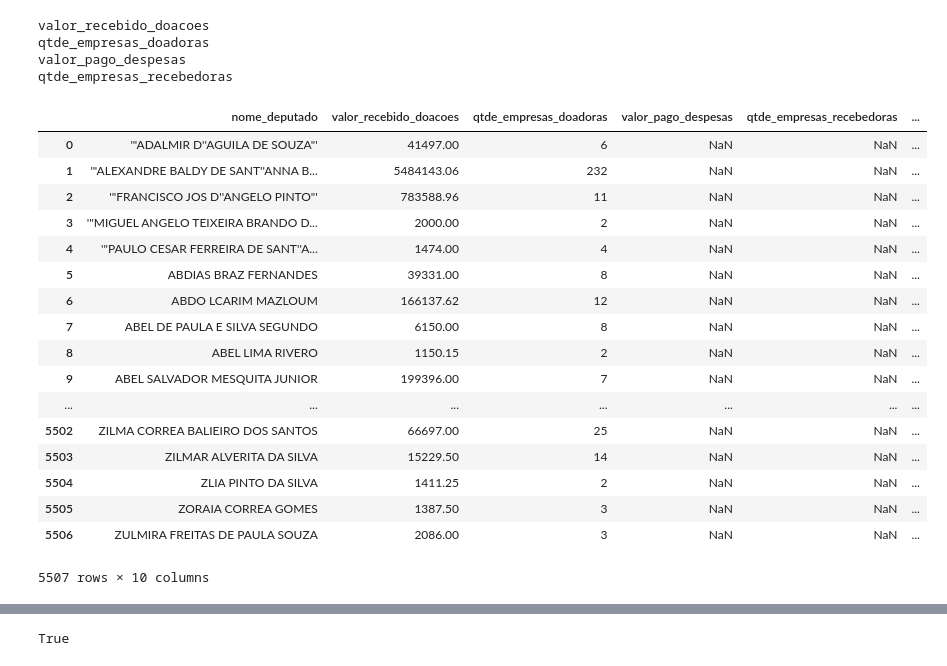
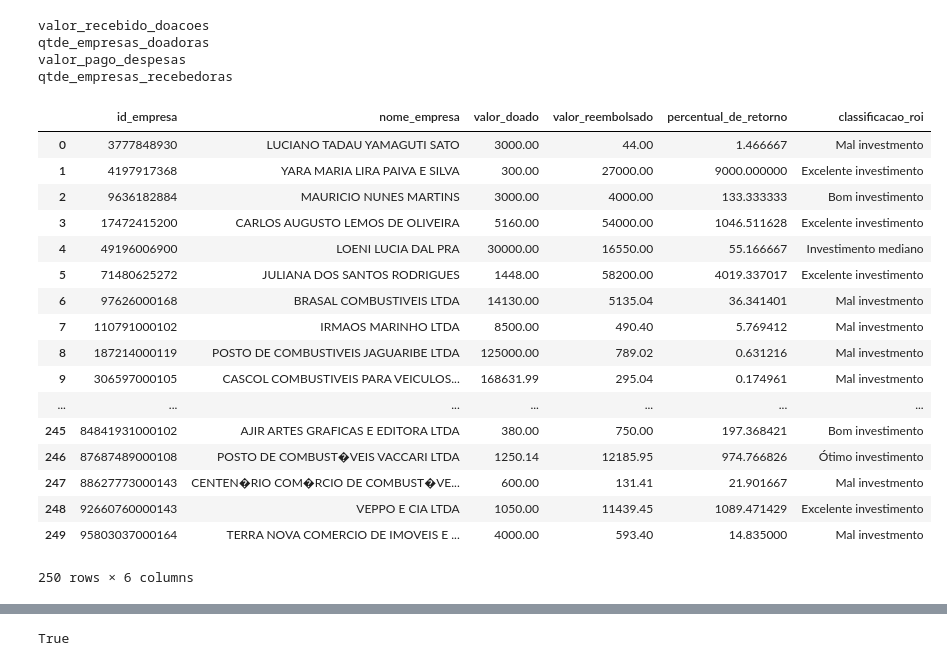
Before and after one commit to ghmc91/Analise_Gastos_Parlamentares, a Jupyter notebook: Scripts/Analise_Gastos_parlamentares.ipynb, the cells around one changed output, grey strips where cells are left out. Cells and saved outputs as stored; diff of their text form; code cells hidden in the pictures.

```diff
--- a/Scripts/Analise_Gastos_parlamentares.ipynb
+++ b/Scripts/Analise_Gastos_parlamentares.ipynb
@@ -331,3 +328,8 @@ df_vinculos_reembolsos['id_empresa'] = df_vinculos_reembolsos['id_empresa'].appl
+# %%
+df_vinculos_reembolsos['id_empresa'] = df_vinculos_reembolsos['id_empresa'].apply(int)
+df_vinculos_receitas['id_empresa'] = pd.to_numeric(df_vinculos_receitas['id_empresa'], errors='coerce')
+df_vinculos_receitas = df_vinculos_receitas.dropna(subset=['id_empresa'])
+df_vinculos_receitas['id_empresa'] = df_vinculos_receitas['id_empresa'].apply(int)
 # %%
 # 1.5. Criando tabela de resumo das empresas (Empresa, Doado, Reembolsado)
 
@@ -336,13 +338,12 @@ df_resumo_empresas_inner = pd.merge(df_vinculos_receitas.groupby(["id_empresa",
 df_vinculos_reembolsos.groupby(["id_empresa"]).agg({"valor": "sum"}).reset_index(), on='id_empresa', how='inner')
 
 df_resumo_empresas_inner.columns = ['id_empresa', 'nome_empresa', 'valor_doado', 'valor_reembolsado']
+
 df_resumo_empresas_inner["percentual_de_retorno"] = 100*df_resumo_empresas_inner["valor_reembolsado"]/df_resumo_empresas_inner["valor_doado"]
-def percent(x):
-    y = (str(x) + "%")
-    return y
 
-df_resumo_empresas_inner["percentual_de_retorno"] = df_resumo_empresas_inner["percentual_de_retorno"].map(percent)
-df_resumo_empresas_inner.to_csv("df_resumo_empresas_inner.csv")
+
+df_resumo_empresas_inner["percentual_de_retorno"] = df_resumo_empresas_inner["percentual_de_retorno"]
+#df_resumo_empresas_inner.to_csv("df_resumo_empresas_inner.csv")
 
 df_resumo_empresas_left = pd.merge(df_vinculos_receitas.groupby(["id_empresa", "nome_empresa"]).agg({"valor": "sum", "nome_deputado": "count"}).reset_index(), df_vinculos_reembolsos.groupby(["id_empresa"]).agg({"valor": "sum", "nome_deputado": "count"}).reset_index(), on='id_empresa', how='left')
 df_resumo_empresas_left.columns = ['id_empresa', 'nome_empresa', 'valor_doado',"qtde_deputados_recebedores", 'valor_reembolsado', "qtde_deputados_pagadores"]
@@ -357,7 +358,7 @@ for i in ["valor_doado","qtde_deputados_recebedores","valor_reembolsado","qtde_d
     print(i)
 
 df_resumo_empresas_left["indice_de_influencia"] = df_resumo_empresas_left["valor_doado_escala"] + df_resumo_empresas_left["qtde_deputados_recebedores_escala"] + df_resumo_empresas_left["valor_reembolsado_escala"] + df_resumo_empresas_left["qtde_deputados_pagadores_escala"]
-df_resumo_empresas_left.to_csv("df_resumo_empresas_left.csv")
+#df_resumo_empresas_left.to_csv("df_resumo_empresas_left.csv")
 # %% [output]
 valor_doado
 qtde_deputados_recebedores
@@ -400,24 +417,24 @@ valor_recebido_doacoes
 qtde_empresas_doadoras
 valor_pago_despesas
 qtde_empresas_recebedoras
-# %%
-df_resumo_deputados_left
-# %% [output]
-|  | nome_deputado | valor_recebido_doacoes | qtde_empresas_doadoras | valor_pago_despesas | qtde_empresas_recebedoras | ... |
-| 0 | '"ADALMIR D''AGUILA DE SOUZA"' | 41497.00 | 6 | NaN | NaN | ... |
-| 1 | '"ALEXANDRE BALDY DE SANT''ANNA B... | 5484143.06 | 232 | NaN | NaN | ... |
-| 2 | '"FRANCISCO JOS D''ANGELO PINTO"' | 783588.96 | 11 | NaN | NaN | ... |
-| 3 | '"MIGUEL ANGELO TEIXEIRA BRANDO D... | 2000.00 | 2 | NaN | NaN | ... |
-| 4 | '"PAULO CESAR FERREIRA DE SANT''A... | 1474.00 | 4 | NaN | NaN | ... |
-| 5 | ABDIAS BRAZ FERNANDES | 39331.00 | 8 | NaN | NaN | ... |
-| 6 | ABDO LCARIM MAZLOUM | 166137.62 | 12 | NaN | NaN | ... |
-| 7 | ABEL DE PAULA E SILVA SEGUNDO | 6150.00 | 8 | NaN | NaN | ... |
-| 8 | ABEL LIMA RIVERO | 1150.15 | 2 | NaN | NaN | ... |
-| 9 | ABEL SALVADOR MESQUITA JUNIOR | 199396.00 | 7 | NaN | NaN | ... |
-| ... | ... | ... | ... | ... | ... | ... |
-| 5502 | ZILMA CORREA BALIEIRO DOS SANTOS | 66697.00 | 25 | NaN | NaN | ... |
-| 5503 | ZILMAR ALVERITA DA SILVA | 15229.50 | 14 | NaN | NaN | ... |
-| 5504 | ZLIA PINTO DA SILVA | 1411.25 | 2 | NaN | NaN | ... |
-| 5505 | ZORAIA CORREA GOMES | 1387.50 | 3 | NaN | NaN | ... |
-| 5506 | ZULMIRA FREITAS DE PAULA SOUZA | 2086.00 | 3 | NaN | NaN | ... |
-5507 rows × 10 columns
+# %%
+df_resumo_empresas_inner
+# %% [output]
+|  | id_empresa | nome_empresa | valor_doado | valor_reembolsado | percentual_de_retorno | classificacao_roi |
+| 0 | 3777848930 | LUCIANO TADAU YAMAGUTI SATO | 3000.00 | 44.00 | 1.466667 | Mal investmento |
+| 1 | 4197917368 | YARA MARIA LIRA PAIVA E SILVA | 300.00 | 27000.00 | 9000.000000 | Excelente investimento |
+| 2 | 9636182884 | MAURICIO NUNES MARTINS | 3000.00 | 4000.00 | 133.333333 | Bom investimento |
+| 3 | 17472415200 | CARLOS AUGUSTO LEMOS DE OLIVEIRA | 5160.00 | 54000.00 | 1046.511628 | Excelente investimento |
+| 4 | 49196006900 | LOENI LUCIA DAL PRA | 30000.00 | 16550.00 | 55.166667 | Investimento mediano |
+| 5 | 71480625272 | JULIANA DOS SANTOS RODRIGUES | 1448.00 | 58200.00 | 4019.337017 | Excelente investimento |
+| 6 | 97626000168 | BRASAL COMBUSTIVEIS LTDA | 14130.00 | 5135.04 | 36.341401 | Mal investmento |
+| 7 | 110791000102 | IRMAOS MARINHO LTDA | 8500.00 | 490.40 | 5.769412 | Mal investmento |
+| 8 | 187214000119 | POSTO DE COMBUSTIVEIS JAGUARIBE LTDA | 125000.00 | 789.02 | 0.631216 | Mal investmento |
+| 9 | 306597000105 | CASCOL COMBUSTIVEIS PARA VEICULOS... | 168631.99 | 295.04 | 0.174961 | Mal investmento |
+| ... | ... | ... | ... | ... | ... | ... |
+| 245 | 84841931000102 | AJIR ARTES GRAFICAS E EDITORA LTDA | 380.00 | 750.00 | 197.368421 | Bom investimento |
+| 246 | 87687489000108 | POSTO DE COMBUST�VEIS VACCARI LTDA | 1250.14 | 12185.95 | 974.766826 | Ótimo investimento |
+| 247 | 88627773000143 | CENTEN�RIO COM�RCIO DE COMBUST�VE... | 600.00 | 131.41 | 21.901667 | Mal investmento |
+| 248 | 92660760000143 | VEPPO E CIA LTDA | 1050.00 | 11439.45 | 1089.471429 | Excelente investimento |
+| 249 | 95803037000164 | TERRA NOVA COMERCIO DE IMOVEIS E ... | 4000.00 | 593.40 | 14.835000 | Mal investmento |
+250 rows × 6 columns
```
Also changed, not shown: parts of 10 cells of this notebook.
